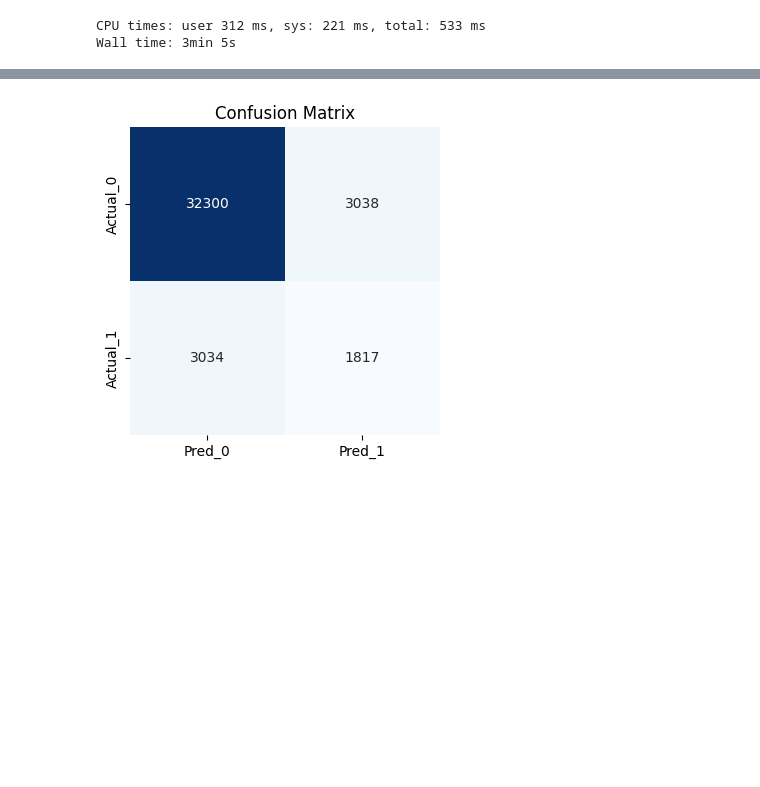
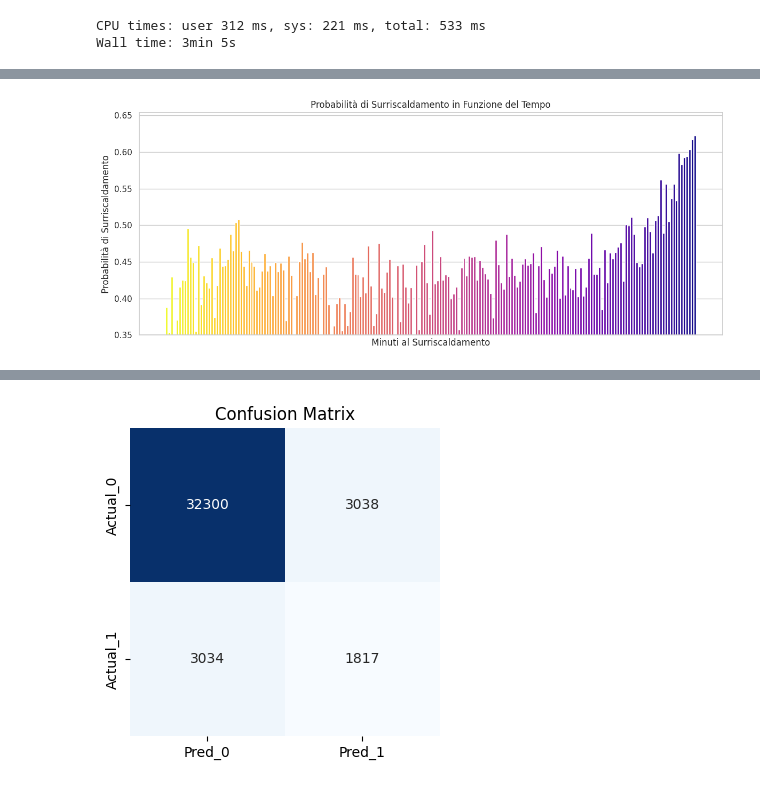
Before and after one commit to RaffaeleSabatini/MAPD2025_proj3, a Jupyter notebook: Group04.ipynb, the cells around one changed output, grey strips where cells are left out. Drawn from its saved outputs; the diff is of its cells as text; code cells hidden in the pictures; blank space fills up the shorter version.

```diff
--- a/Group04.ipynb
+++ b/Group04.ipynb
@@ -1518,6 +1521,7 @@ def svm(f_data, top_corr_alarm, target, weight_class1=1.0, seed=516622):
     model = pipeline.fit(train)
 
     preds = model.transform(df_prep)                          # predict on full (original) df_data
+    preds = pred.withColumn("ProbOverheating", vector_to_array("probability")[1])
     cm = get_confusion_matrix(preds, target)
     plot_confusion_heatmap(cm, target)
     metrics = calculate_metrics(preds, cm, target)
@@ -1545,6 +1549,7 @@ def random_forest(f_data, top_corr_alarm, target, weight_class1=1.0, n_trees=100
     df_orig_prep, _ = preprocess_features(df, top_corr_alarm, scaler=False)
 
     preds = model.transform(df_orig_prep)
+    preds = pred.withColumn("ProbOverheating", vector_to_array("probability")[1])
     cm = get_confusion_matrix(preds, target)
     plot_confusion_heatmap(cm, target)
     metrics = calculate_metrics(preds, cm, target)
@@ -1634,8 +1639,13 @@ Results_RF["predictions"].filter("predictive_overheating=1").select("BlockHeat",
 |        8|            13.0|                     1|[0.49562005765978...|       1.0|
 +---------+----------------+----------------------+--------------------+----------+
 only showing top 300 rows
+# %%
+Predictions_RF = Results_RF["predictions"]
+Predictions_RF = Predictions_RF.withColumn("ProbOverheating", vector_to_array("probability")[1])
 # %%
-Porb_RF = Results_RF["predictions"].groupBy("MinToOverheating").agg(spark_avg(col("probability")).alias("AvgProb"))
+%%time
+
+Porb_RF = Predictions_RF.groupBy("MinToOverheating").agg(spark_avg(col("ProbOverheating")).alias("AvgProb")).orderBy(col("MinToOverheating").desc())
             #.agg(spark_avg( lit(1.0)-col("probability") ).alias("prob_heating"))
 pdf_Porb_RF =  Porb_RF.toPandas()
 # %% [output]
@@ -1646,22 +1681,44 @@ AnalysisException: [DATATYPE_MISMATCH.UNEXPECTED_INPUT_TYPE] Cannot resolve "avg
 # %%
-# Sample data creation for demonstration (remove this if pdf_Porb_RF is already defined)
-data = {
-    'MinToOverheating': [4, 3, 2, 1, 0],
-    'prob_heating': [0.1, 0.3, 0.5, 0.7, 0.9]
-}
-pdf_Porb_RF = pd.DataFrame(data)
+%%time
 
-# Set seaborn style
-sns.set(style="whitegrid")
+TwoDaysBefore = pdf_Porb_RF.tail(1000)
+#MinToOverheating = TwoDaysBefore["MinToOverheating"].tolist()
 
-# Sort the DataFrame to ensure correct order for reversed x-axis
-pdf_Porb_RF_sorted = pdf_Porb_RF.sort_values(by='MinToOverheating', ascending=False)
+# Parametri
+step = 5        # ogni quanti dati disegnare una barra
+tick_step = 30  # ogni quanti minuti mostrare un'etichetta sull'asse X
 
-# Create the plot
-plt.figure(figsize=(8, 6))
-sns.barplot(x='MinToOverheating', y='prob_heating', data=pdf_Porb_RF_sorted, palette='plasma')
-plt.xlabel('Minuti al Surriscaldamento')
-plt.ylabel('Probabilità di Surriscaldamento')
-plt.title('Probabilità di Surriscaldamento in Funzione del Tempo')
-plt.xticks(ticks=range(5), labels=[4, 3, 2, 1, 0])
+df_plot = TwoDaysBefore.iloc[::step].reset_index(drop=True)
+
+# Normalizzazione colori su tutta la colonna MinToOverheating
+norm = plt.Normalize(TwoDaysBefore["MinToOverheating"].min(),
+                     TwoDaysBefore["MinToOverheating"].max())
+colors = [plt.cm.plasma(norm(val)) for val in df_plot["MinToOverheating"]]
+
+# Disegno barre
+plt.figure(figsize=(12, 5))
+plt.bar(
+    x=np.arange(len(df_plot)),
+    height=df_plot["AvgProb"],
+    color=colors
+)
+
+plt.xlabel("Minuti al Surriscaldamento")
+plt.ylabel("Probabilità di Surriscaldamento")
+plt.title("Probabilità di Surriscaldamento in Funzione del Tempo")
+
+# --- Gestione ticks personalizzati ---
+# prendiamo solo i minuti multipli di tick_step
+min_to_over = df_plot["MinToOverheating"].values
+tick_positions = [i for i, val in enumerate(min_to_over) if val % tick_step == 0]
+tick_labels = [min_to_over[i] for i in tick_positions]
+
+plt.xticks(ticks=tick_positions, labels=tick_labels, rotation=45)
+
+# Asse Y a partire da 0.35
+plt.ylim(0.35, df_plot["AvgProb"].max() * 1.05)
+
 plt.tight_layout()
+plt.show()
+# %% [output]
+[figure, added]
```
Also changed, not shown: parts of 7 cells of this notebook.
